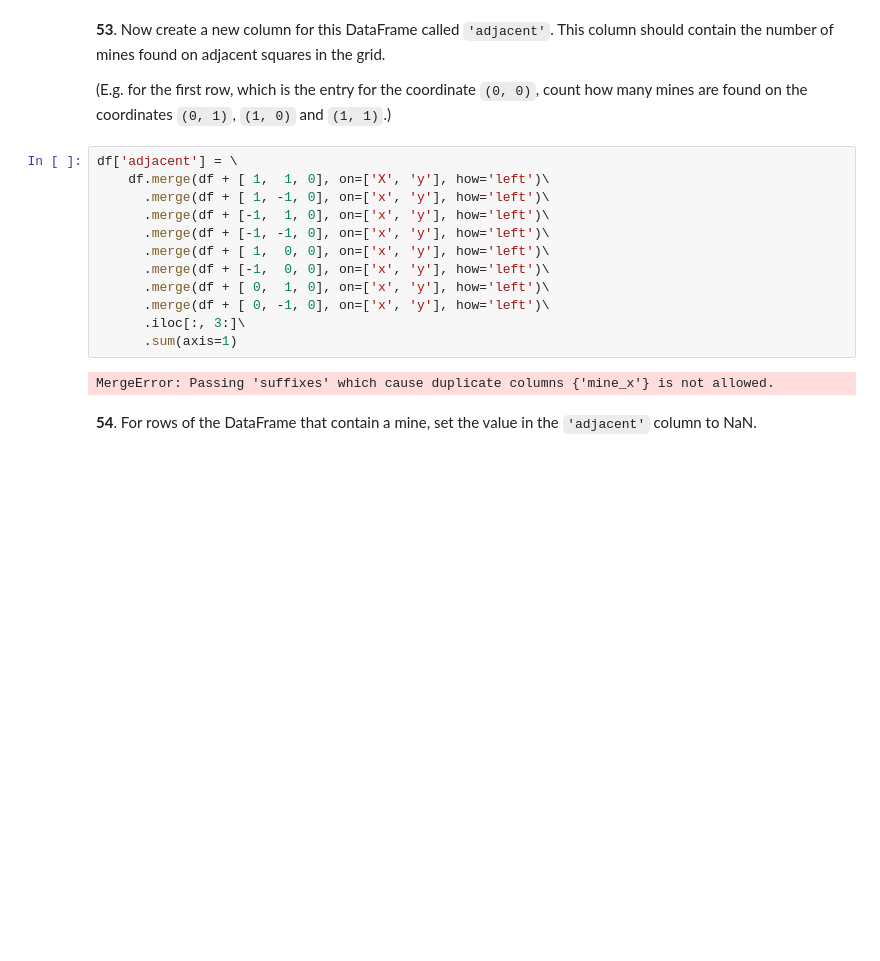
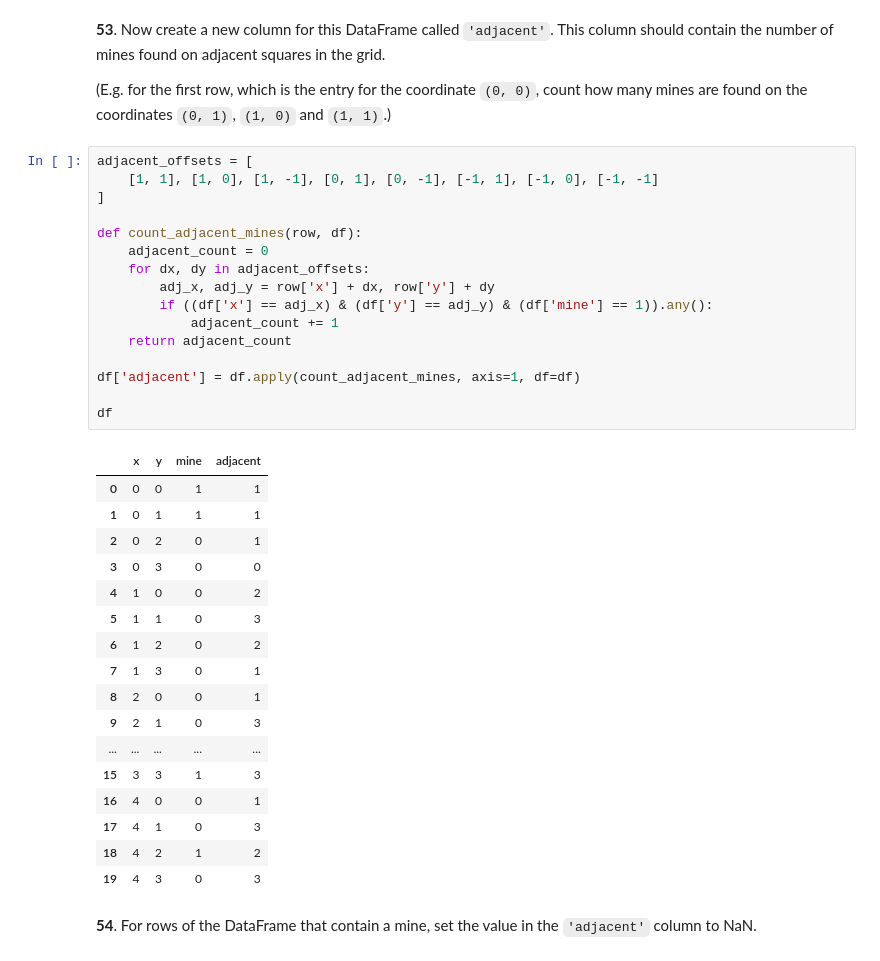
Before and after one commit to Jhonelkour/100-pandas-puzzles-, a Jupyter notebook: puzzles_solutions.ipynb, the cells around one changed output. Drawn from its saved outputs; the diff is of its cells as text; blank space fills up the shorter version.

```diff
--- a/puzzles_solutions.ipynb
+++ b/puzzles_solutions.ipynb
@@ -1119,20 +1131,40 @@ df
 **53**. Now create a new column for this DataFrame called `'adjacent'`. This column should contain the number of mines found on adjacent squares in the grid.
 
 (E.g. for the first row, which is the entry for the coordinate `(0, 0)`, count how many mines are found on the coordinates `(0, 1)`, `(1, 0)` and `(1, 1)`.)
-# %%
-df['adjacent'] = \
-    df.merge(df + [ 1,  1, 0], on=['X', 'y'], how='left')\
-      .merge(df + [ 1, -1, 0], on=['x', 'y'], how='left')\
-      .merge(df + [-1,  1, 0], on=['x', 'y'], how='left')\
-      .merge(df + [-1, -1, 0], on=['x', 'y'], how='left')\
-      .merge(df + [ 1,  0, 0], on=['x', 'y'], how='left')\
-      .merge(df + [-1,  0, 0], on=['x', 'y'], how='left')\
-      .merge(df + [ 0,  1, 0], on=['x', 'y'], how='left')\
-      .merge(df + [ 0, -1, 0], on=['x', 'y'], how='left')\
-      .iloc[:, 3:]\
-      .sum(axis=1)
-# %% [output]
-MergeError: Passing 'suffixes' which cause duplicate columns {'mine_x'} is not allowed.
+# %%
+adjacent_offsets = [
+    [1, 1], [1, 0], [1, -1], [0, 1], [0, -1], [-1, 1], [-1, 0], [-1, -1]
+]
+
+def count_adjacent_mines(row, df):
+    adjacent_count = 0
+    for dx, dy in adjacent_offsets:
+        adj_x, adj_y = row['x'] + dx, row['y'] + dy
+        if ((df['x'] == adj_x) & (df['y'] == adj_y) & (df['mine'] == 1)).any():
+            adjacent_count += 1
+    return adjacent_count
+
+df['adjacent'] = df.apply(count_adjacent_mines, axis=1, df=df)
+
+df
+# %% [output]
+|  | x | y | mine | adjacent |
+| 0 | 0 | 0 | 1 | 1 |
+| 1 | 0 | 1 | 1 | 1 |
+| 2 | 0 | 2 | 0 | 1 |
+| 3 | 0 | 3 | 0 | 0 |
+| 4 | 1 | 0 | 0 | 2 |
+| 5 | 1 | 1 | 0 | 3 |
+| 6 | 1 | 2 | 0 | 2 |
+| 7 | 1 | 3 | 0 | 1 |
+| 8 | 2 | 0 | 0 | 1 |
+| 9 | 2 | 1 | 0 | 3 |
+| ... | ... | ... | ... | ... |
+| 15 | 3 | 3 | 1 | 3 |
+| 16 | 4 | 0 | 0 | 1 |
+| 17 | 4 | 1 | 0 | 3 |
+| 18 | 4 | 2 | 1 | 2 |
+| 19 | 4 | 3 | 0 | 3 |
 # %% [markdown]
 **54**. For rows of the DataFrame that contain a mine, set the value in the `'adjacent'` column to NaN.
 # %% [markdown]
```
Also changed, not shown: parts of 2 cells of this notebook.
